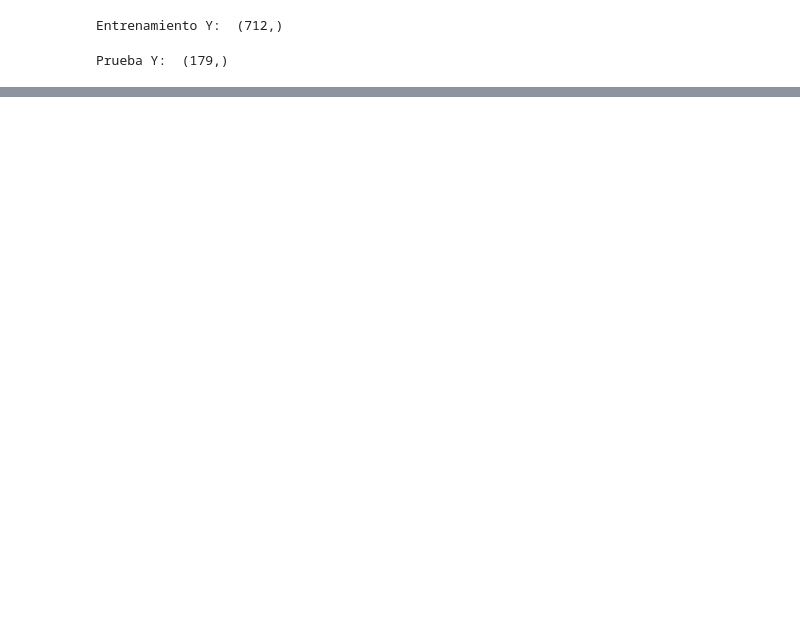
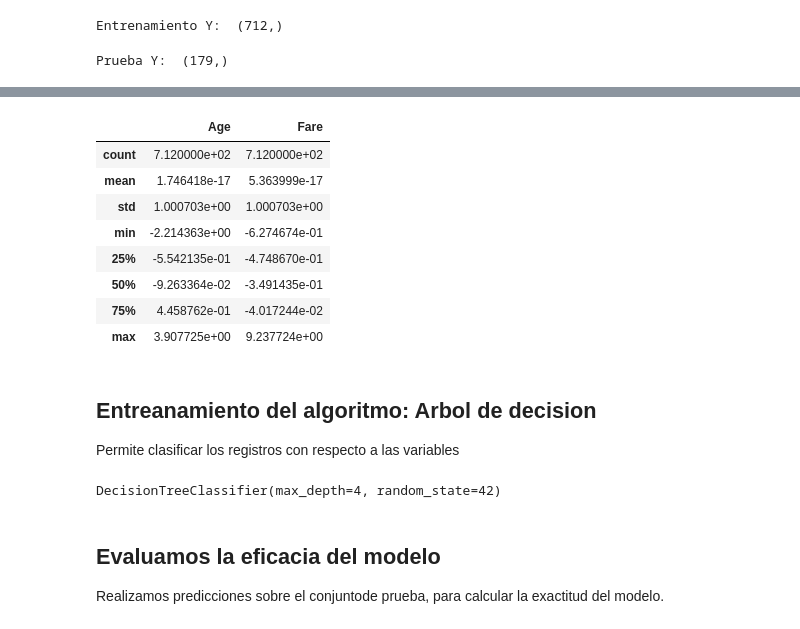
Before and after one commit to JesusMtzRdz/Extraccion-del-conocimiento, a Jupyter notebook: Notebooks/Laboratorio 7.ipynb, the cells around one changed output, grey strips where cells are left out. Saved outputs shown, nothing was run; the diff lists cells and outputs as text; code cells hidden in the pictures; blank space fills up the shorter version.

```diff
--- a/Notebooks/Laboratorio 7.ipynb
+++ b/Notebooks/Laboratorio 7.ipynb
@@ -243,0 +278,22 @@ Prueba Y:  (179,)
+# %%
+#Escaalamos los datos usando StandarScaler
+scaler = StandardScaler()
+# %%
+x_train[columnas_numericas]= scaler.fit_transform(x_train[columnas_numericas])
+x_test[columnas_numericas] = scaler.transform(x_test[columnas_numericas])
+# %%
+x_train[columnas_numericas].describe()
+# %% [output]
+|  | Age | Fare |
+| count | 7.120000e+02 | 7.120000e+02 |
+| mean | 1.746418e-17 | 5.363999e-17 |
+| std | 1.000703e+00 | 1.000703e+00 |
+| min | -2.214363e+00 | -6.274674e-01 |
+| 25% | -5.542135e-01 | -4.748670e-01 |
+| 50% | -9.263364e-02 | -3.491435e-01 |
+| 75% | 4.458762e-01 | -4.017244e-02 |
+| max | 3.907725e+00 | 9.237724e+00 |
+# %% [markdown]
+## Entreanamiento del algoritmo: Arbol de decision
+
+Permite clasificar los registros con respecto a las variables
@@ -243,0 +305,8 @@ Prueba Y:  (179,)
+# %%
+modelo.fit(x_train, y_train)
+# %% [output]
+DecisionTreeClassifier(max_depth=4, random_state=42)
+# %% [markdown]
+## Evaluamos la eficacia del modelo
+
+Realizamos predicciones sobre el conjuntode prueba, para calcular la exactitud del modelo.
```
Also changed, not shown: parts of 22 cells of this notebook.
